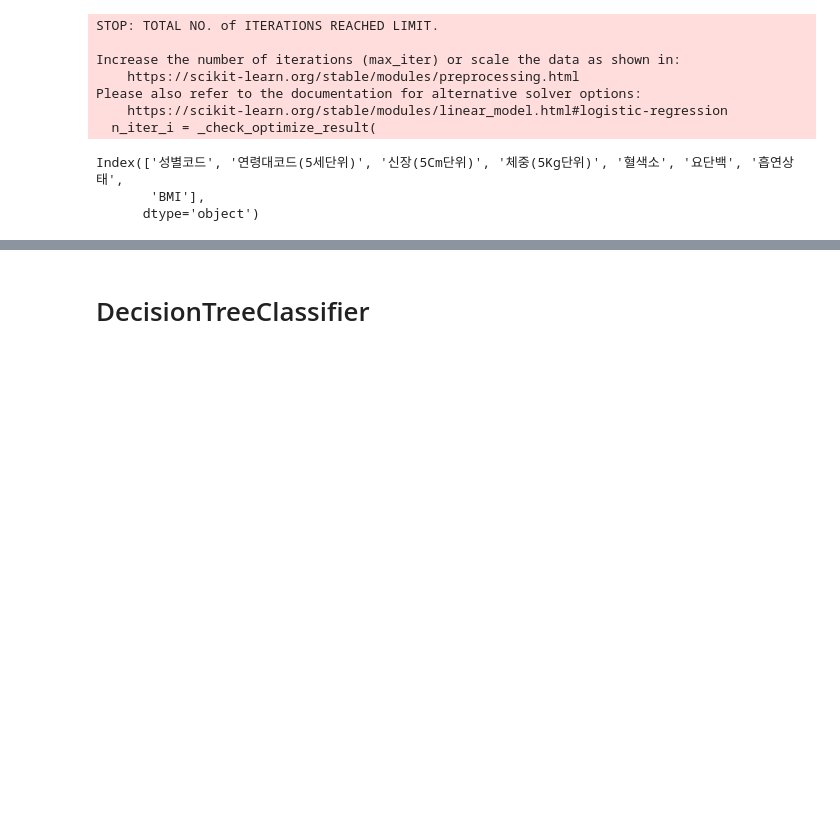
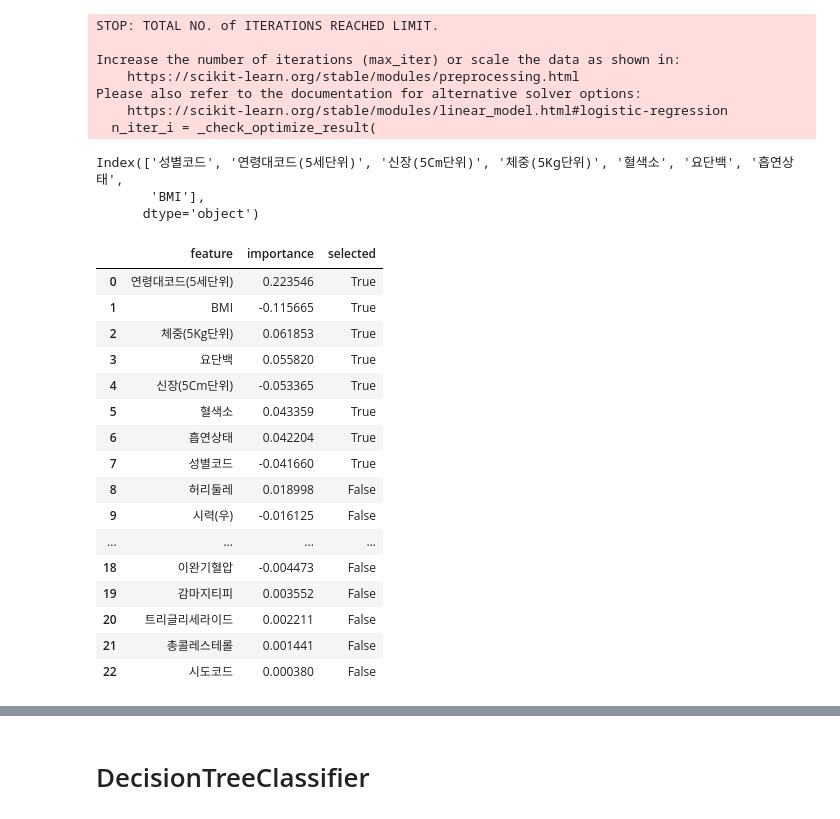
Before and after one commit to Insulang-Guide/2021_DatabaseApplication, a Jupyter notebook: pbl1/feature_selection.ipynb, the cells around one changed output, grey strips where cells are left out. Cells and saved outputs as stored; diff of their text form; code cells hidden in the pictures; blank space fills up the shorter version.

```diff
--- a/pbl1/feature_selection.ipynb
+++ b/pbl1/feature_selection.ipynb
@@ -100,7 +146,25 @@ Index(['성별코드', '연령대코드(5세단위)', '신장(5Cm단위)', '체
        'BMI'],
       dtype='object')
 # %%
-result_LR = get_feature_selection_result(selector_LR, selector_FR.estimator_.coef_[0])
+result_LR = get_feature_selection_result(selector_LR, selector_LR.estimator_.coef_[0])
 result_LR
+# %% [output]
+|  | feature | importance | selected |
+| 0 | 연령대코드(5세단위) | 0.223546 | True |
+| 1 | BMI | -0.115665 | True |
+| 2 | 체중(5Kg단위) | 0.061853 | True |
+| 3 | 요단백 | 0.055820 | True |
+| 4 | 신장(5Cm단위) | -0.053365 | True |
+| 5 | 혈색소 | 0.043359 | True |
+| 6 | 흡연상태 | 0.042204 | True |
+| 7 | 성별코드 | -0.041660 | True |
+| 8 | 허리둘레 | 0.018998 | False |
+| 9 | 시력(우) | -0.016125 | False |
+| ... | ... | ... | ... |
+| 18 | 이완기혈압 | -0.004473 | False |
+| 19 | 감마지티피 | 0.003552 | False |
+| 20 | 트리글리세라이드 | 0.002211 | False |
+| 21 | 총콜레스테롤 | 0.001441 | False |
+| 22 | 시도코드 | 0.000380 | False |
 # %%
 result_to_plot('Logistic Regression', result_LR)
```
Also changed, not shown: parts of 10 cells of this notebook.
